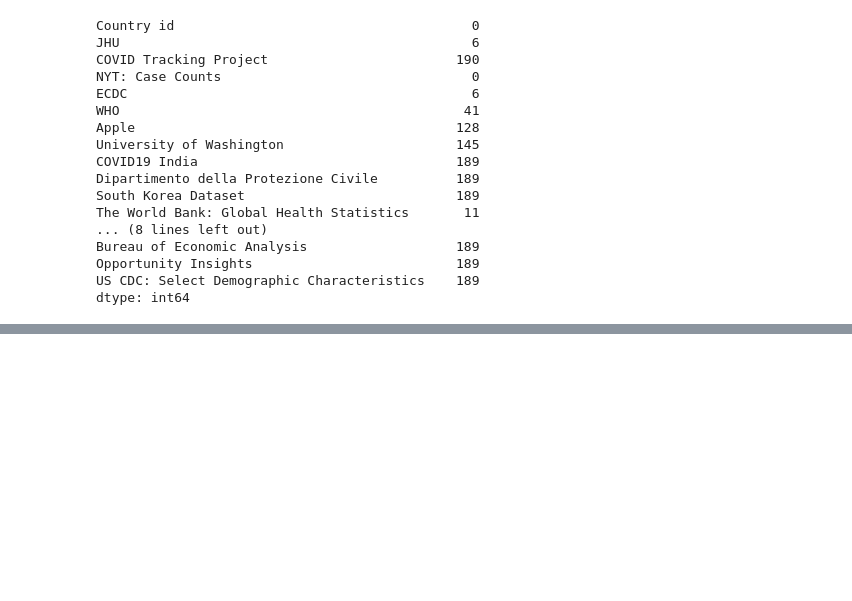
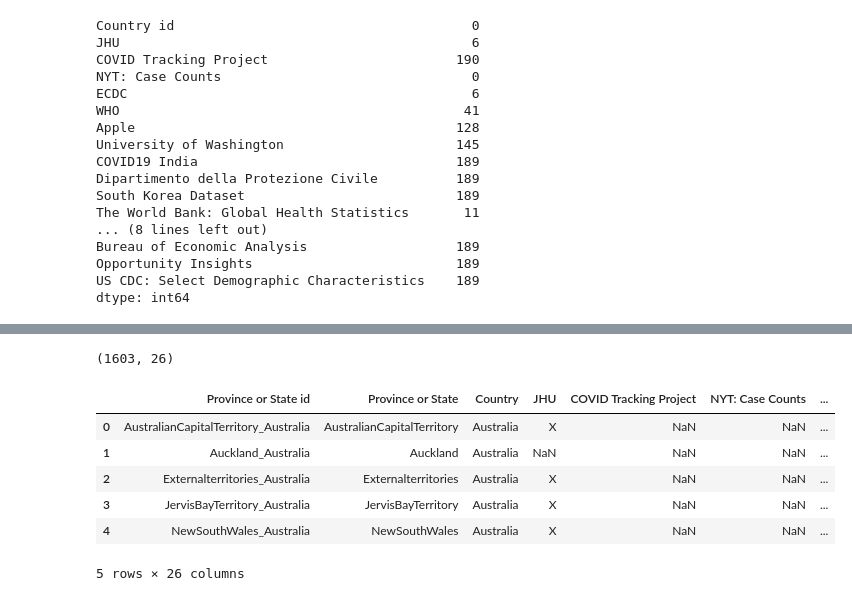
Before and after one commit to oluwatobi1/c3.ai-DataAnalysis, a Jupyter notebook: c3aidatalake-notebooks-python/Avail_location.ipynb, the cells around one changed output, grey strips where cells are left out. Drawn from its saved outputs; the diff is of its cells as text; code cells hidden in the pictures; blank space fills up the shorter version.

```diff
--- a/c3aidatalake-notebooks-python/Avail_location.ipynb
+++ b/c3aidatalake-notebooks-python/Avail_location.ipynb
@@ -84,0 +111,14 @@ dtype: int64
+# %%
+df.shape
+# %% [output]
+(1603, 26)
+# %%
+df.head()
+# %% [output]
+|  | Province or State id | Province or State | Country | JHU | COVID Tracking Project | NYT: Case Counts | ... |
+| 0 | AustralianCapitalTerritory_Australia | AustralianCapitalTerritory | Australia | X | NaN | NaN | ... |
+| 1 | Auckland_Australia | Auckland | Australia | NaN | NaN | NaN | ... |
+| 2 | Externalterritories_Australia | Externalterritories | Australia | X | NaN | NaN | ... |
+| 3 | JervisBayTerritory_Australia | JervisBayTerritory | Australia | X | NaN | NaN | ... |
+| 4 | NewSouthWales_Australia | NewSouthWales | Australia | X | NaN | NaN | ... |
+5 rows × 26 columns
```
Also changed, not shown: parts of 13 cells of this notebook, 1 other file.
